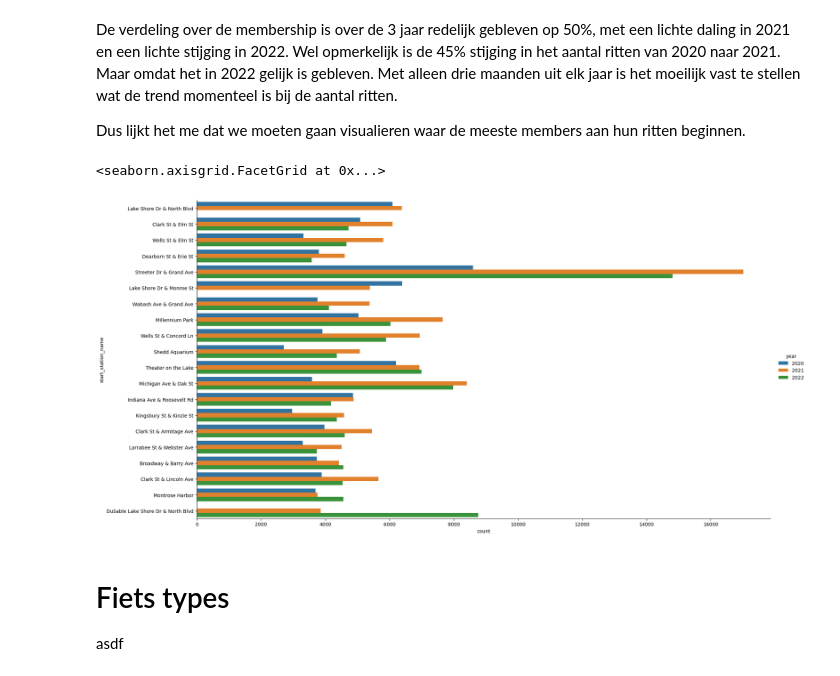
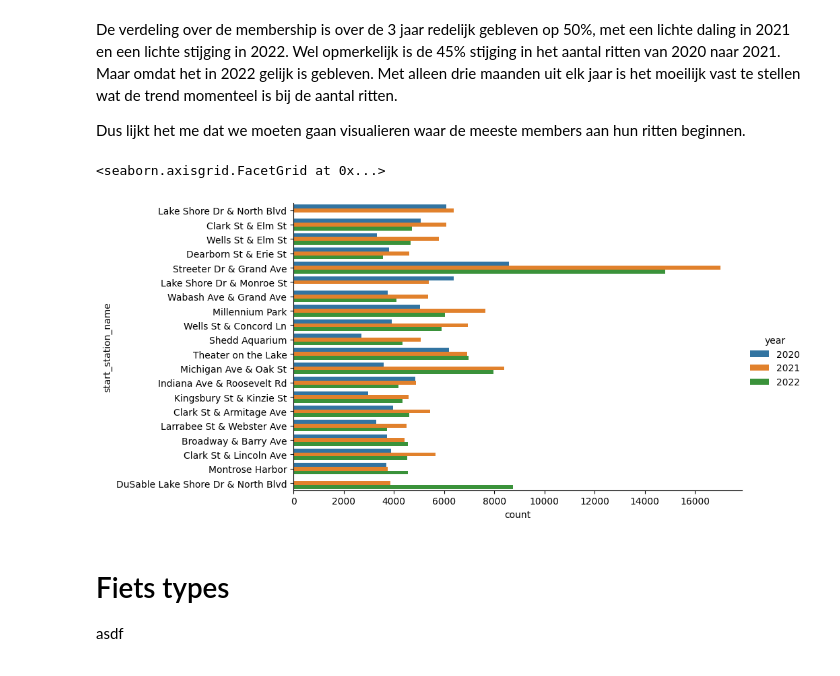
Before and after one commit to thiagovandieten/unspecified-data-analysis-project, a Jupyter notebook: bit-bikes-analyse.ipynb, the cells around one changed output. Cells and saved outputs as stored; diff of their text form; code cells hidden in the pictures.

Commit message:
catplot refinement size

```diff
--- a/bit-bikes-analyse.ipynb
+++ b/bit-bikes-analyse.ipynb
@@ -97,14 +97,13 @@ Dus lijkt het me dat we moeten gaan visualieren waar de meeste members aan hun r
 # %%
 top20_stations = df_all.groupby('start_station_name')['start_station_name'].value_counts().nlargest(20)
 
-#fig, ax = plt.subplots(figsize=(10,10))
 
 df_sname_year = df_all[df_all["start_station_name"].isin(top20_stations.index)][['start_station_name', 'member_casual', 'year']]
 
-sns.catplot(data=df_sname_year, y='start_station_name', hue='year', kind='count', height=10, aspect=2)
+sns.catplot(data=df_sname_year, y='start_station_name', hue='year', kind='count', aspect=2)
 # %% [output]
 <seaborn.axisgrid.FacetGrid at 0x...>
-[figure, old version]
+[figure, new version]
 # %% [markdown]
 # Fiets types
 
```
